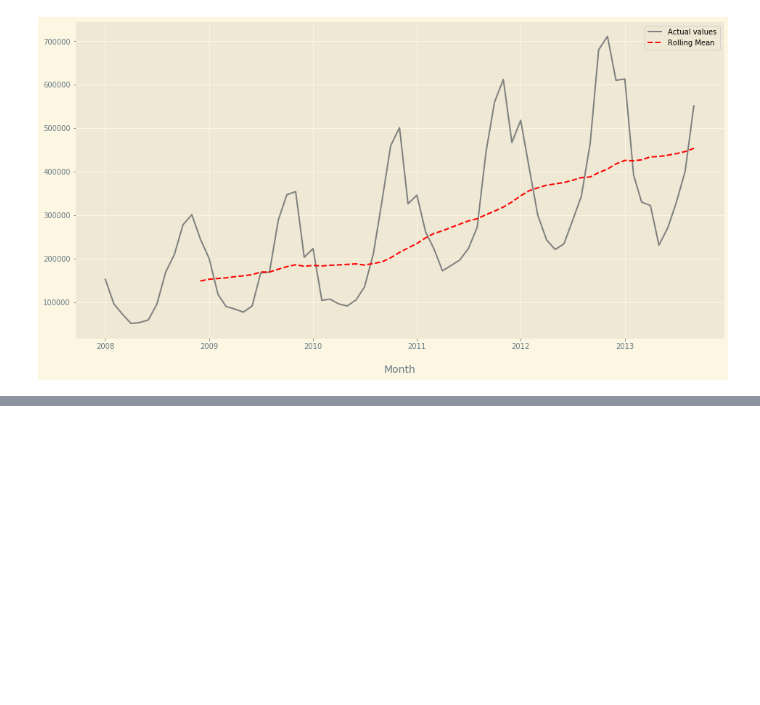
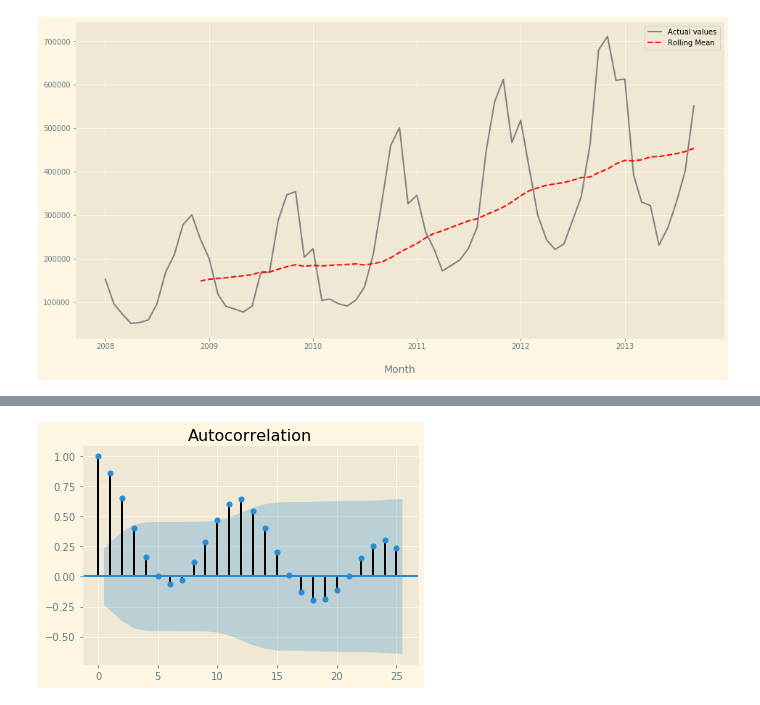
Before and after one commit to hamzajabbarr/time_series_forecasting_example, a Jupyter notebook: Time_series.ipynb, the cells around one changed output, grey strips where cells are left out. Cells and saved outputs as stored; diff of their text form; code cells hidden in the pictures; blank space fills up the shorter version.

```diff
--- a/Time_series.ipynb
+++ b/Time_series.ipynb
@@ -532,0 +556,6 @@ plt.show()
+# %%
+from statsmodels.graphics.tsaplots import plot_acf
+
+acf_plot = plot_acf(data, lags = 25)
+# %% [output]
+[figure, added]
```
Also changed, not shown: parts of 7 cells of this notebook.
